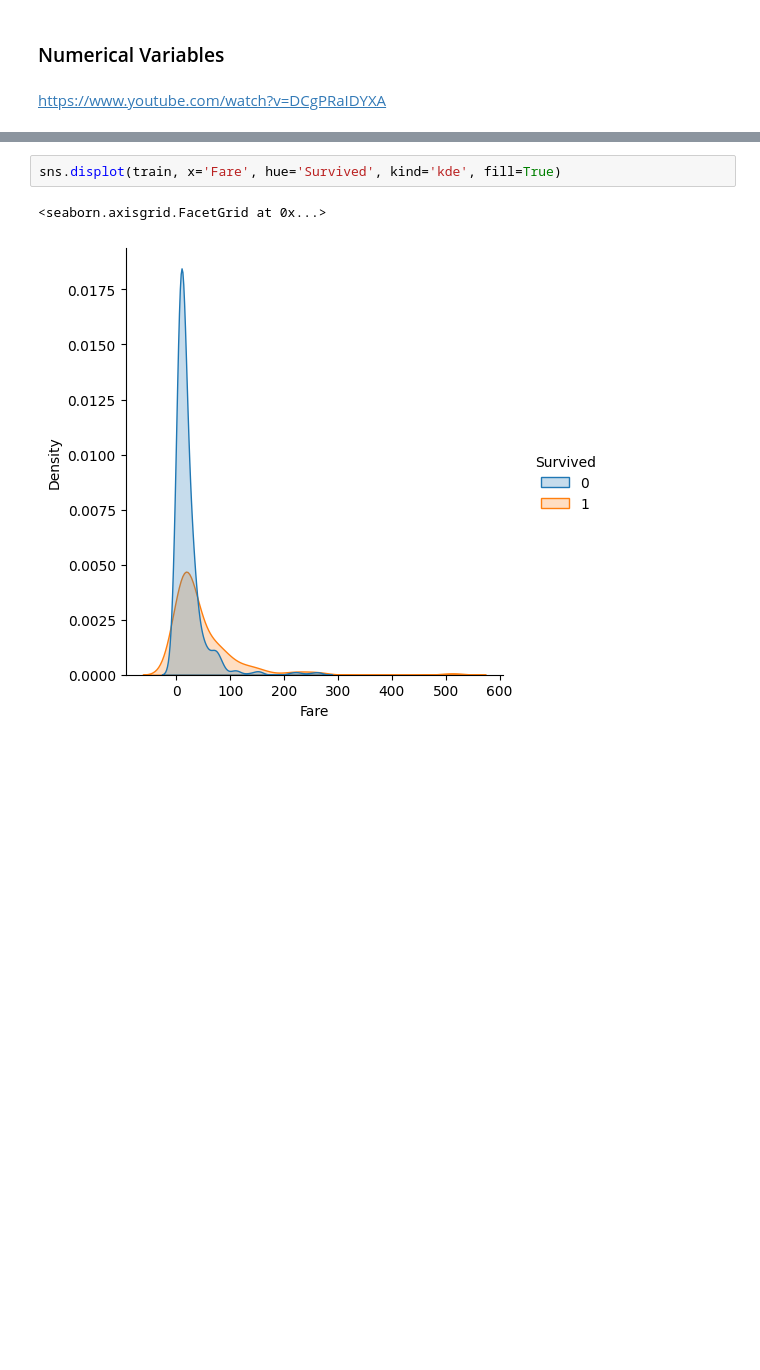
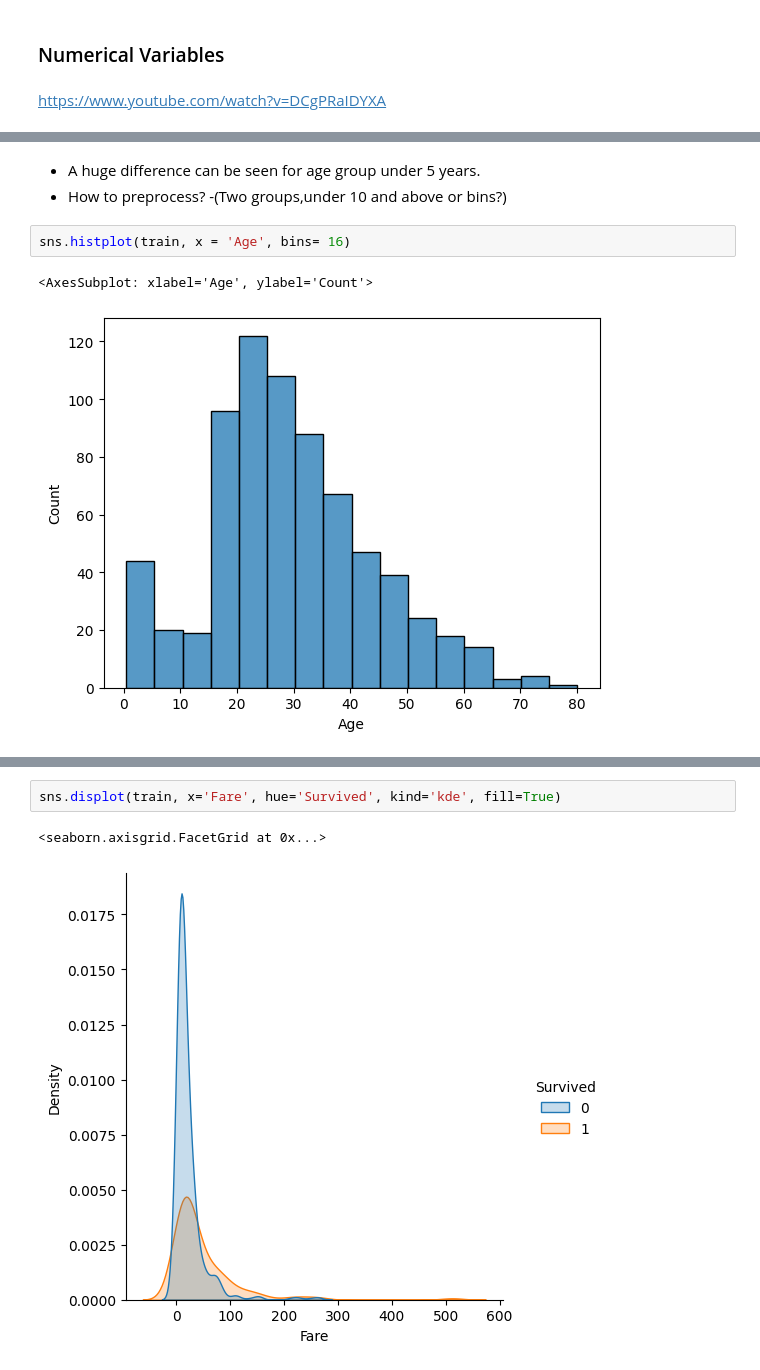
Before and after one commit to Hasitha199310/Titanic, a Jupyter notebook: Titanic Data Analysis.ipynb, the cells around one changed output, grey strips where cells are left out. Drawn from its saved outputs; the diff is of its cells as text; blank space fills up the shorter version.

```diff
--- a/Titanic Data Analysis.ipynb
+++ b/Titanic Data Analysis.ipynb
@@ -112,0 +116,8 @@ sns.displot(train, x='Age', hue='Survived', kind='kde', fill=True)
+# %% [markdown]
+- A huge difference can be seen for age group under 5 years.
+- How to preprocess? -(Two groups,under 10 and above or bins?)
+# %%
+sns.histplot(train, x = 'Age', bins= 16)
+# %% [output]
+<AxesSubplot: xlabel='Age', ylabel='Count'>
+[figure, added]
```
Also changed, not shown: parts of 51 cells of this notebook, 3 other files.
